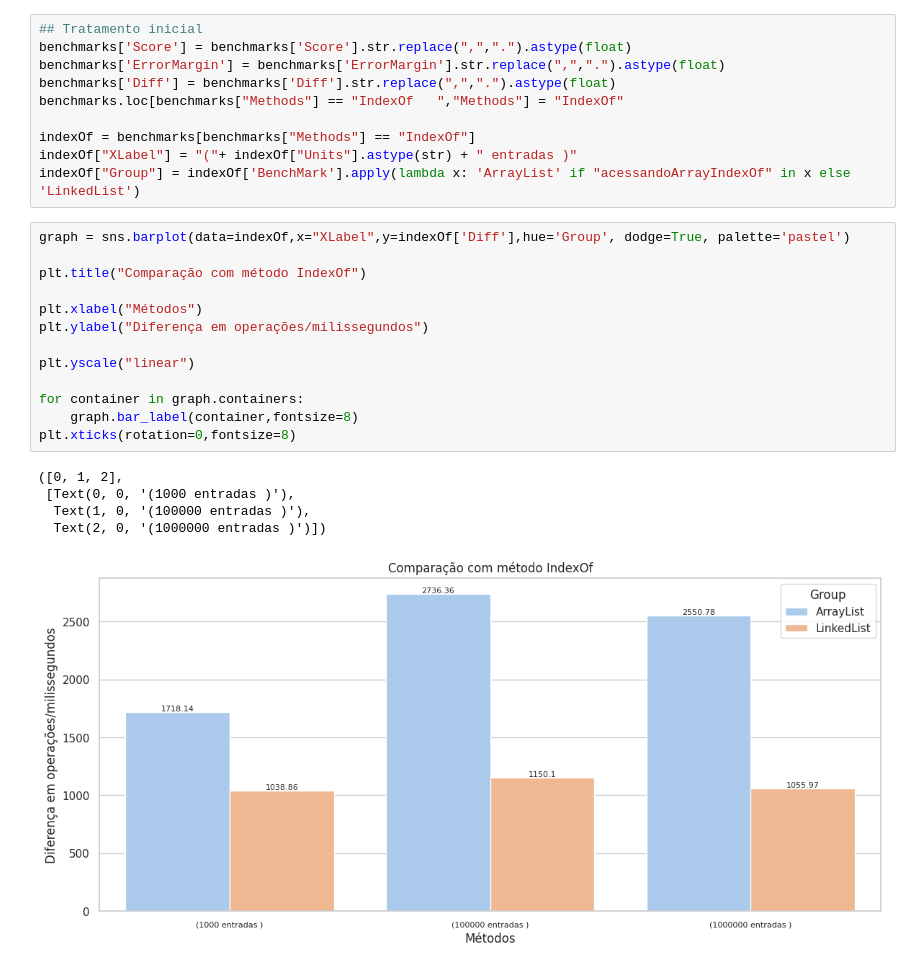
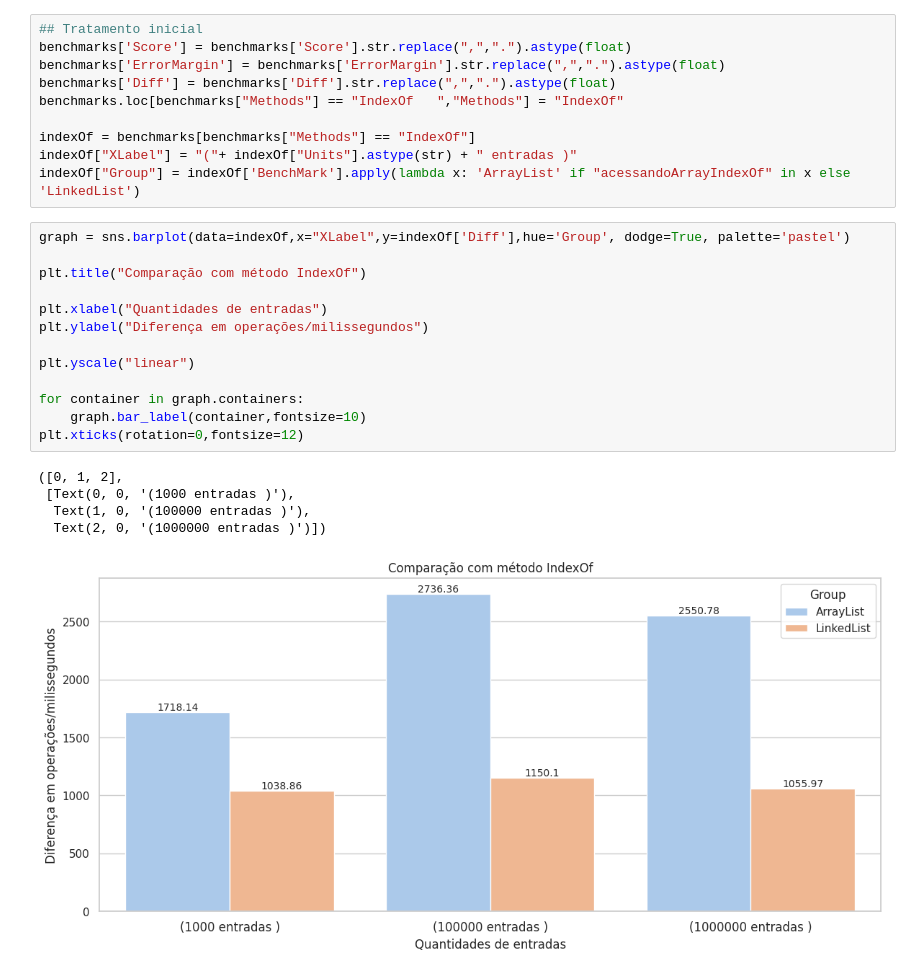
Before and after one commit to Darlan-Almeida/Benchmarks_Estrutura_De_Dados, a Jupyter notebook: notebook/analisys-arraylist-linkedlist.ipynb, the cells around one changed output. Saved outputs shown, nothing was run; the diff lists cells and outputs as text.

Commit message:
Remove Methods + graphs

```diff
--- a/notebook/analisys-arraylist-linkedlist.ipynb
+++ b/notebook/analisys-arraylist-linkedlist.ipynb
@@ -58,22 +58,22 @@ indexOf["Group"] = indexOf['BenchMark'].apply(lambda x: 'ArrayList' if "acessand
 # %%
 graph = sns.barplot(data=indexOf,x="XLabel",y=indexOf['Diff'],hue='Group', dodge=True, palette='pastel')
 
 plt.title("Comparação com método IndexOf")
 
-plt.xlabel("Métodos")
+plt.xlabel("Quantidades de entradas")
 plt.ylabel("Diferença em operações/milissegundos")
 
 plt.yscale("linear")
 
 for container in graph.containers:
-    graph.bar_label(container,fontsize=8)
-plt.xticks(rotation=0,fontsize=8)
+    graph.bar_label(container,fontsize=10)
+plt.xticks(rotation=0,fontsize=12)
 # %% [output]
 ([0, 1, 2],
  [Text(0, 0, '(1000 entradas )'),
   Text(1, 0, '(100000 entradas )'),
   Text(2, 0, '(1000000 entradas )')])
-[figure, old version]
+[figure, new version]
 # %% [markdown]
 ### IndexOf
 A partir do gráfico acima, percebemos que <b>ArrayLists</b> dominam, com uma grande margem em todas as quantidades de entradas, em relação as <b>LinkedLists</b>. Dentre alguns dos motivos que levam a esses resultados, temos:
```
Also changed, not shown: parts of 5 cells of this notebook, 3 other files.
